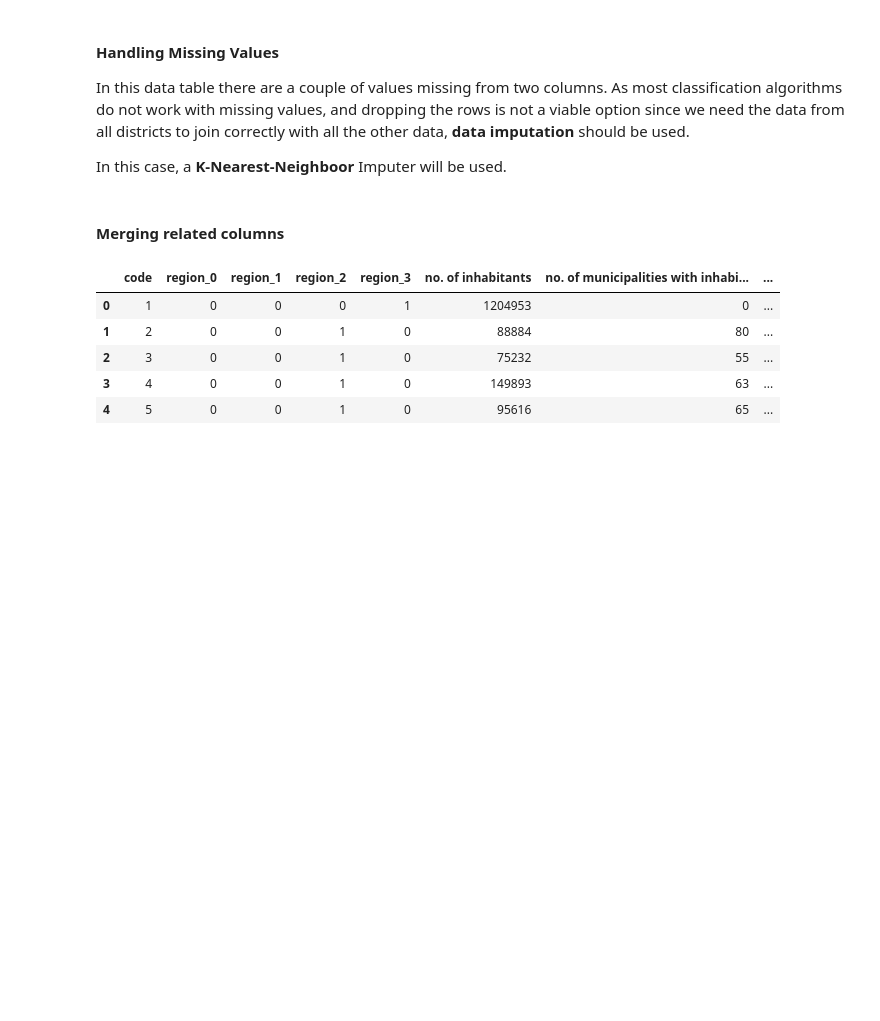
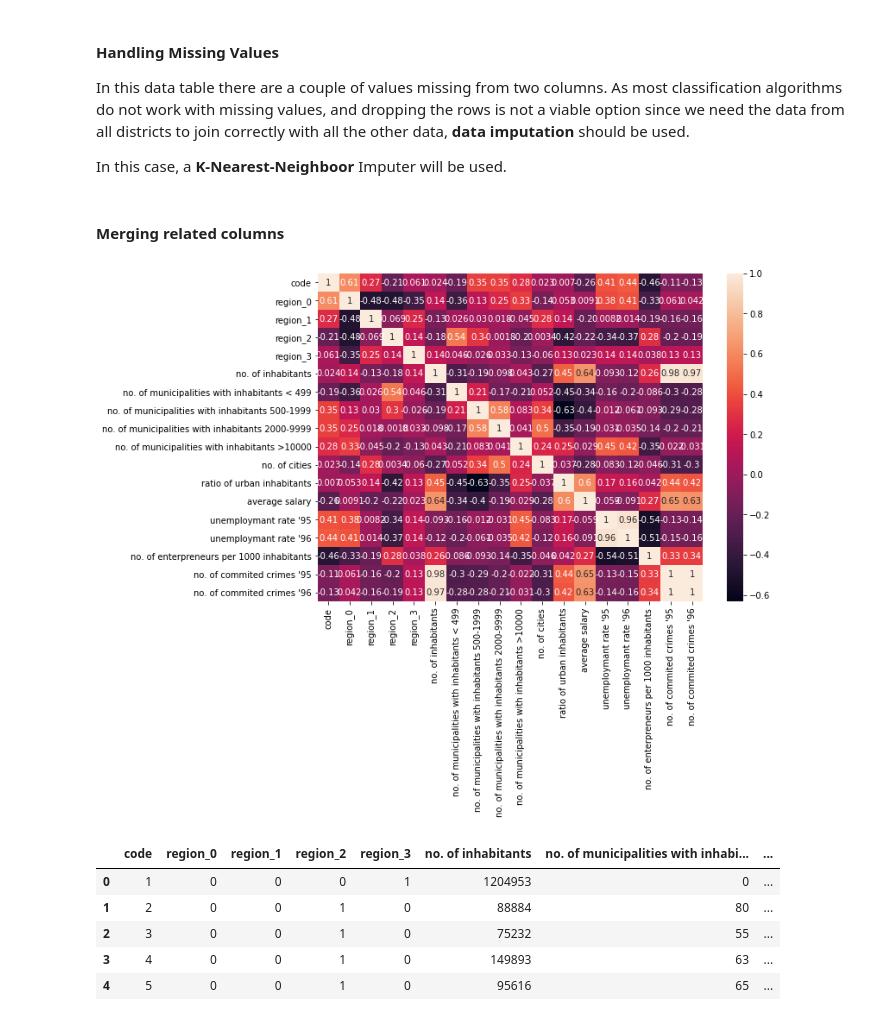
Before and after one commit to Diogogrosario/FEUP-AC, a Jupyter notebook: AC_proj.ipynb, the cells around one changed output. Saved outputs shown, nothing was run; the diff lists cells and outputs as text; code cells hidden in the pictures; blank space fills up the shorter version.

```diff
--- a/AC_proj.ipynb
+++ b/AC_proj.ipynb
@@ -325,3 +318,8 @@ for column in (set(df_district.columns) - set(("ratio of urban inhabitants", "un
     df_district[column] = df_district[column].astype('int')
 # %% [markdown]
 #### Merging related columns
+# %%
+sb.heatmap(df_district.corr(), annot=True)
+plt.show()
+# %% [output]
+[figure, added]
```
Also changed, not shown: parts of 23 cells of this notebook, 9 other files.
